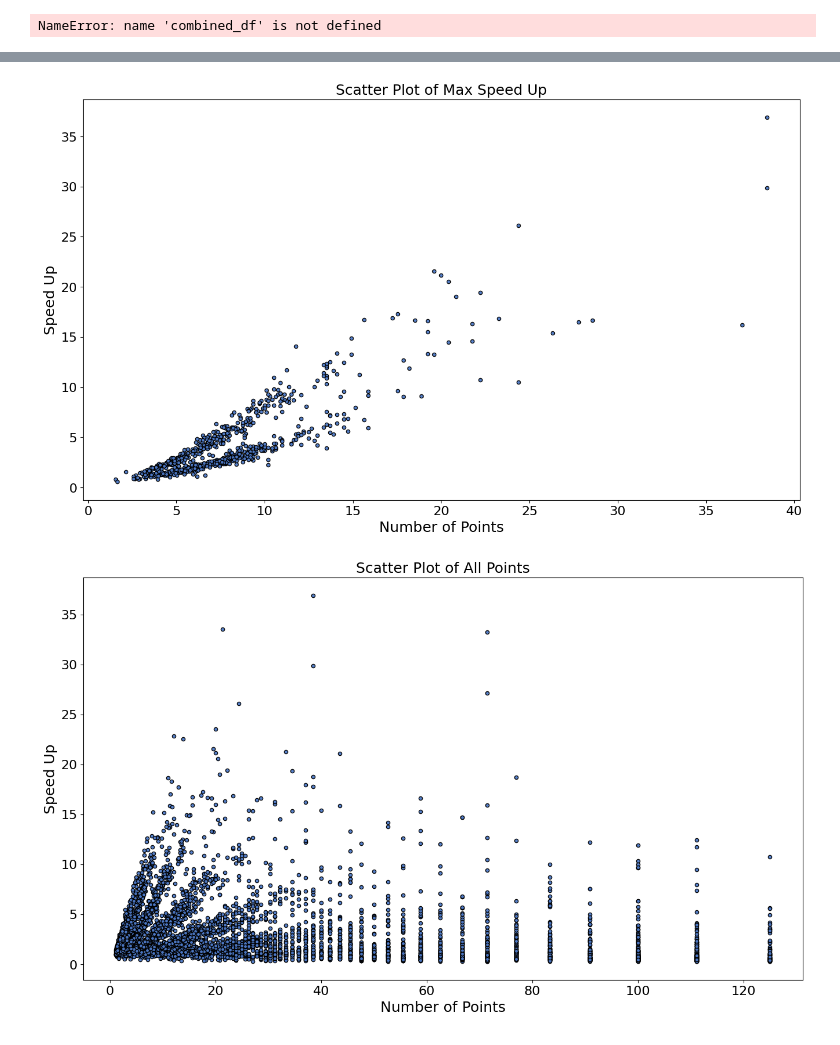
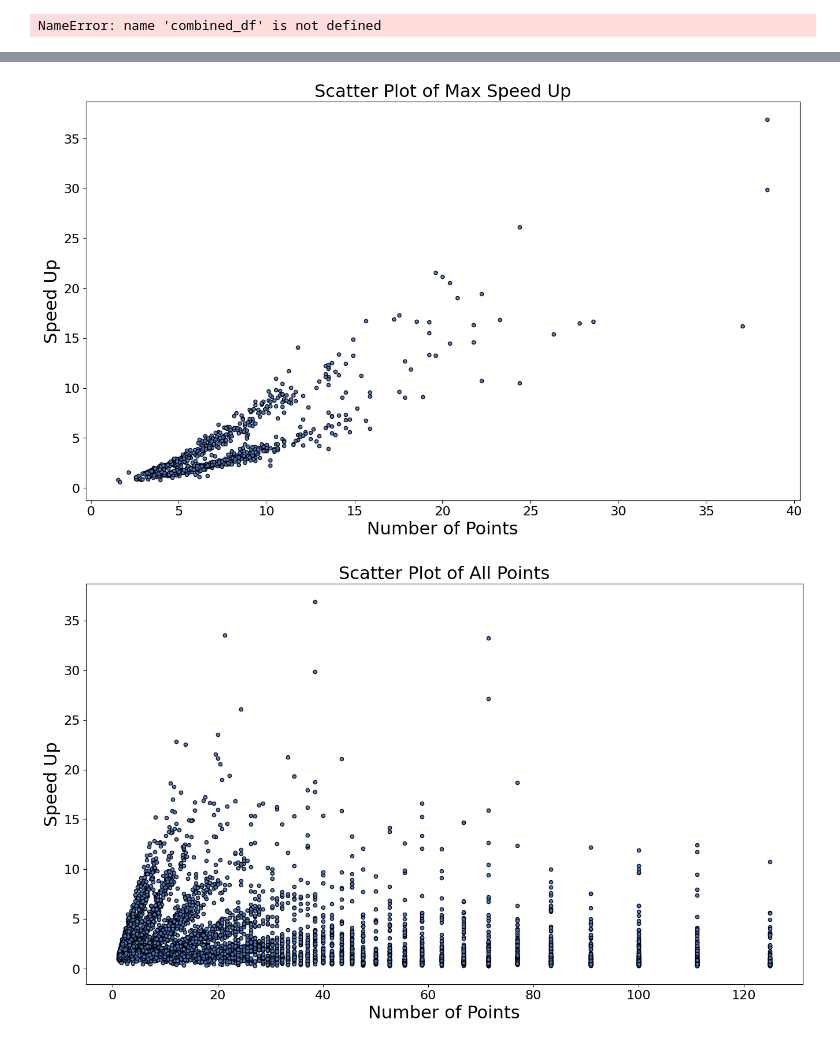
Before and after one commit to romanroff/tmp, a Jupyter notebook: main.ipynb, the cells around one changed output, grey strips where cells are left out. Cells and saved outputs as stored; diff of their text form; code cells hidden in the pictures.

```diff
--- a/main.ipynb
+++ b/main.ipynb
@@ -280,13 +112,0 @@ data.points_results[0].
-# %%
-import pickle
-import pandas as pd
-import numpy as np
-for n in ['ASHA']:
-    with open(f'clusters_results/2024_06_26/{n}.pkl', 'rb') as f:
-        data = pickle.load(f)
-    absolute_errors = [np.array([i * 100 for i in results.errors]).mean() for results in data.points_results]
-    alphas = [round(i.alpha, 3) for i in data.points_results]
-    pfa_times = [i.speed_up[0] for i in data.points_results]
-df = pd.DataFrame([absolute_errors, alphas, pfa_times]).T
-df.columns = ['error', 'alpha', 'speed_up']
-df
@@ -508,6 +286,3 @@ combined_df['k'] = combined_df['nodes'] / (combined_df['alpha'] * combined_df['n
 combined_df.to_csv('For_Gosha.csv')
 # %% [output]
 NameError: name 'combined_df' is not defined
-# %%
-import pandas as pd
-combined_df = pd.read_csv('For_Gosha.csv')
@@ -878,29 +517,29 @@ AttributeError: module 'matplotlib.cm' has no attribute 'get_cmap'
 # %%
 import matplotlib.pyplot as plt
 
 # Второй график
 ax = combined_df.loc[combined_df.groupby('R_number')['speed_up'].idxmax()].plot(
     figsize=(16, 9), kind='scatter', x='k', y='speed_up', color='#4E7AC7', edgecolor='black', alpha=0.95,  fontsize=16
 )
-ax.set_xlabel('Number of Points',  fontsize=18)
-ax.set_ylabel('Speed Up',  fontsize=18)
-ax.set_title('Scatter Plot of Max Speed Up',  fontsize=18)
+ax.set_xlabel('Number of Points',  fontsize=22)
+ax.set_ylabel('Speed Up',  fontsize=22)
+ax.set_title('Scatter Plot of Max Speed Up',  fontsize=22)
 # Сохранение изображения
-# plt.savefig('data/img/scatter_plot_filter.png', dpi=200, bbox_inches='tight')
+plt.savefig('data/img/scatter_plot_filter.png', dpi=200, bbox_inches='tight')
 # Отображение графика
 plt.show()
 
 # Третий график
 ax = combined_df.plot(
     figsize=(16, 9), kind='scatter', x='k', y='speed_up', color='#4E7AC7', edgecolor='black', alpha=0.95,  fontsize=16
 )
-ax.set_xlabel('Number of Points',  fontsize=18)
-ax.set_ylabel('Speed Up',  fontsize=18)
-ax.set_title('Scatter Plot of All Points',  fontsize=18)
+ax.set_xlabel('Number of Points',  fontsize=22)
+ax.set_ylabel('Speed Up',  fontsize=22)
+ax.set_title('Scatter Plot of All Points',  fontsize=22)
 # Сохранение изображения
-# plt.savefig('data/img/scatter_plot_all.png', dpi=200, bbox_inches='tight')
+plt.savefig('data/img/scatter_plot_all.png', dpi=200, bbox_inches='tight')
 # Отображение графика
 plt.show()
 # %% [output]
-[figure, old version]
+[figure, new version]
-[figure, old version]
+[figure, new version]
```
Also changed, not shown: parts of 22 cells of this notebook, 1 other file.
